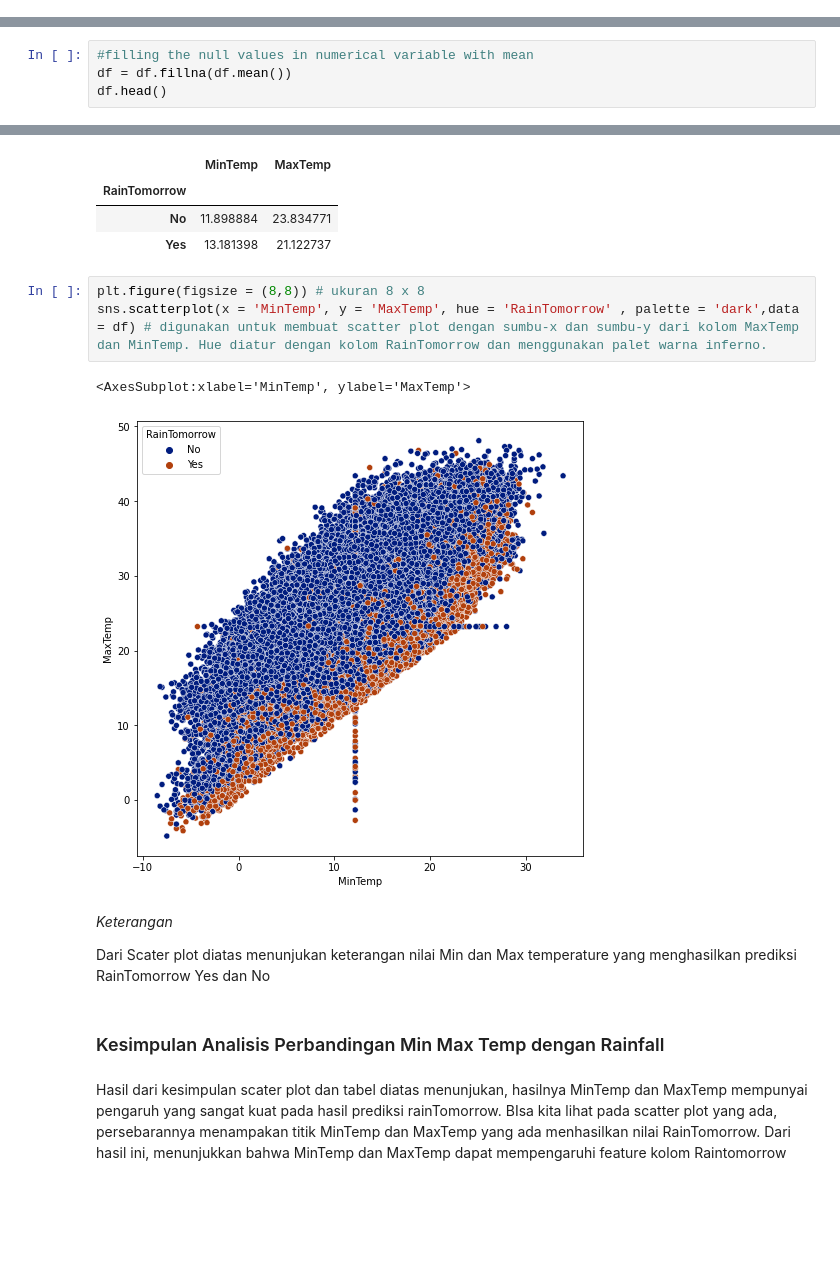
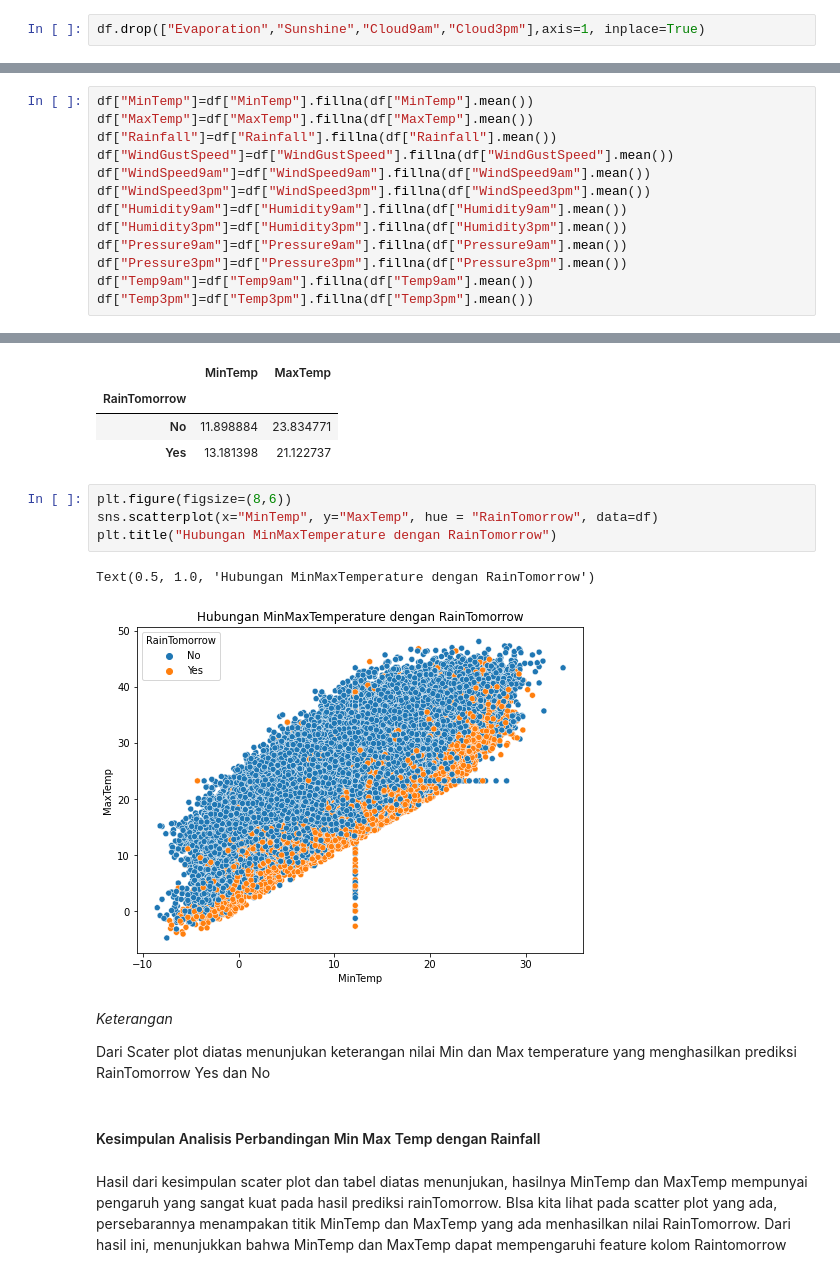
Before and after one commit to Mazcho/Perbandingan-Algoritma-Logistic-Regresi-dan-SVM-dalam-memprediksi-cuaca-_Hacktiv8-FinalProject2, a Jupyter notebook: PYTN_KampusMerdeka_FP2_Hacktiv8.ipynb, the cells around one changed output, grey strips where cells are left out. Saved outputs shown, nothing was run; the diff lists cells and outputs as text; blank space fills up the shorter version.

```diff
--- a/PYTN_KampusMerdeka_FP2_Hacktiv8.ipynb
+++ b/PYTN_KampusMerdeka_FP2_Hacktiv8.ipynb
@@ -215,0 +255,2 @@ df.duplicated().sum()
+# %%
+df.drop(["Evaporation","Sunshine","Cloud9am","Cloud3pm"],axis=1, inplace=True)
@@ -326,4 +394,0 @@ df[numerik].head()
-# %%
-#filling the null values in numerical variable with mean
-df = df.fillna(df.mean())
-df.head()
@@ -345,0 +422,13 @@ Length: 23, dtype: int64
+# %%
+df["MinTemp"]=df["MinTemp"].fillna(df["MinTemp"].mean())
+df["MaxTemp"]=df["MaxTemp"].fillna(df["MaxTemp"].mean())
+df["Rainfall"]=df["Rainfall"].fillna(df["Rainfall"].mean())
+df["WindGustSpeed"]=df["WindGustSpeed"].fillna(df["WindGustSpeed"].mean())
+df["WindSpeed9am"]=df["WindSpeed9am"].fillna(df["WindSpeed9am"].mean())
+df["WindSpeed3pm"]=df["WindSpeed3pm"].fillna(df["WindSpeed3pm"].mean())
+df["Humidity9am"]=df["Humidity9am"].fillna(df["Humidity9am"].mean())
+df["Humidity3pm"]=df["Humidity3pm"].fillna(df["Humidity3pm"].mean())
+df["Pressure9am"]=df["Pressure9am"].fillna(df["Pressure9am"].mean())
+df["Pressure3pm"]=df["Pressure3pm"].fillna(df["Pressure3pm"].mean())
+df["Temp9am"]=df["Temp9am"].fillna(df["Temp9am"].mean())
+df["Temp3pm"]=df["Temp3pm"].fillna(df["Temp3pm"].mean())
@@ -502,16 +957,17 @@ df.groupby("RainTomorrow")[["MinTemp","MaxTemp"]].mean()
 | No | 11.898884 | 23.834771 |
 | Yes | 13.181398 | 21.122737 |
 # %%
-plt.figure(figsize = (8,8)) # ukuran 8 x 8
-sns.scatterplot(x = 'MinTemp', y = 'MaxTemp', hue = 'RainTomorrow' , palette = 'dark',data = df) # digunakan untuk membuat scatter plot dengan sumbu-x dan sumbu-y dari kolom MaxTemp dan MinTemp. Hue diatur dengan kolom RainTomorrow dan menggunakan palet warna inferno.
+plt.figure(figsize=(8,6))
+sns.scatterplot(x="MinTemp", y="MaxTemp", hue = "RainTomorrow", data=df)
+plt.title("Hubungan MinMaxTemperature dengan RainTomorrow")
 # %% [output]
-<AxesSubplot:xlabel='MinTemp', ylabel='MaxTemp'>
+Text(0.5, 1.0, 'Hubungan MinMaxTemperature dengan RainTomorrow')
-[figure, old version]
+[figure, new version]
 # %% [markdown]
 _Keterangan_
 
 Dari Scater plot diatas menunjukan keterangan nilai Min dan Max temperature yang menghasilkan prediksi  RainTomorrow Yes dan No
 # %% [markdown]
-### Kesimpulan Analisis Perbandingan Min Max Temp dengan Rainfall
+#### Kesimpulan Analisis Perbandingan Min Max Temp dengan Rainfall
 # %% [markdown]
 Hasil dari kesimpulan scater plot dan tabel diatas menunjukan, hasilnya MinTemp dan MaxTemp mempunyai pengaruh yang sangat kuat pada hasil prediksi rainTomorrow. BIsa kita lihat pada scatter plot yang ada, persebarannya menampakan titik MinTemp dan MaxTemp yang ada menhasilkan nilai RainTomorrow. Dari hasil ini, menunjukkan bahwa MinTemp dan MaxTemp dapat mempengaruhi feature kolom Raintomorrow
```
Also changed, not shown: parts of 215 cells of this notebook.
